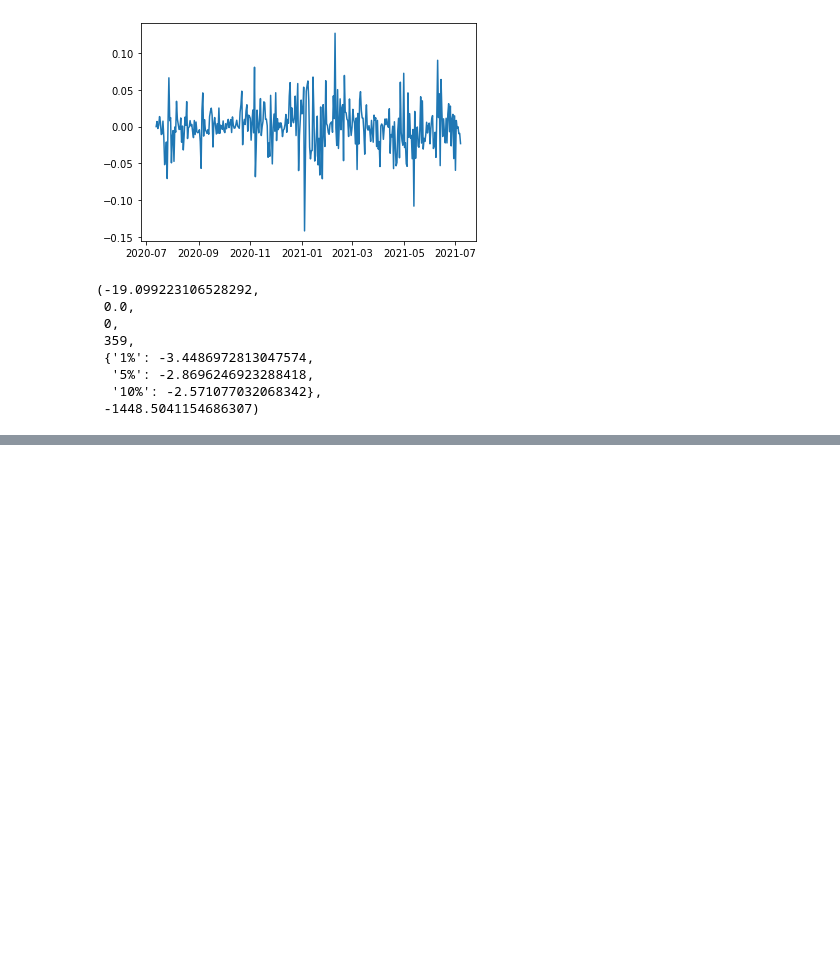
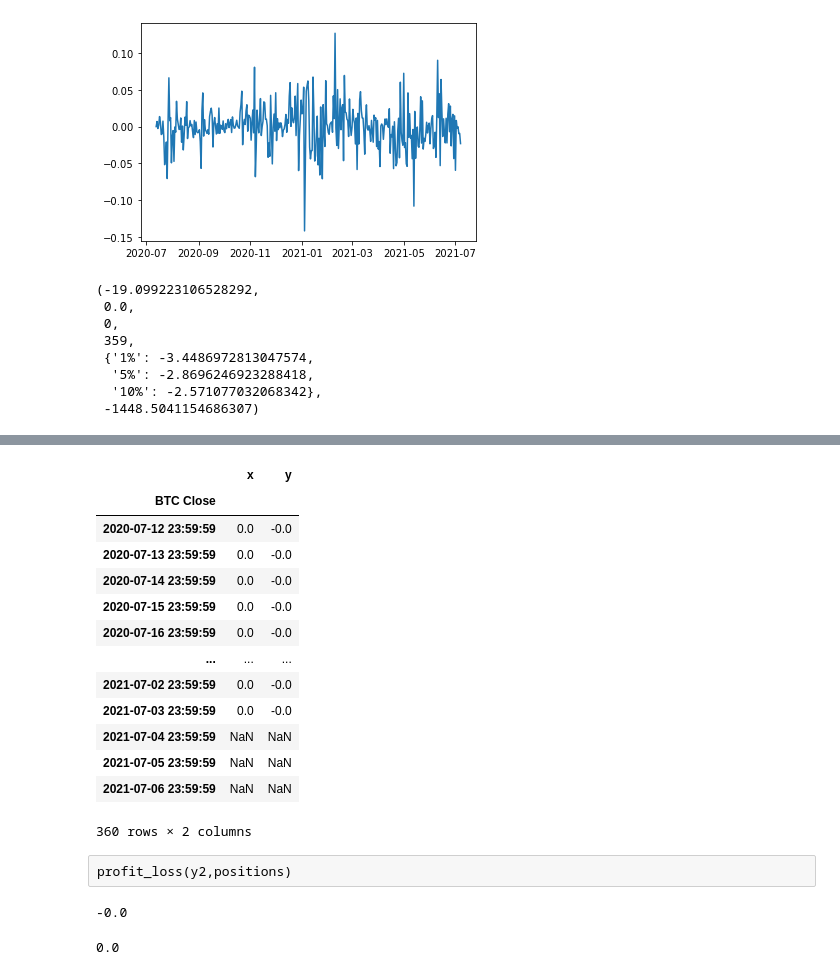
Before and after one commit to DataTortuga/crypto-pair-trade-analysis, a Jupyter notebook: BTC-ETH-Pair-Trade/BTC-ETH-Pair-Trade2.ipynb, the cells around one changed output, grey strips where cells are left out. Drawn from its saved outputs; the diff is of its cells as text; code cells hidden in the pictures; blank space fills up the shorter version.

```diff
--- a/BTC-ETH-Pair-Trade/BTC-ETH-Pair-Trade2.ipynb
+++ b/BTC-ETH-Pair-Trade/BTC-ETH-Pair-Trade2.ipynb
@@ -547,0 +521,19 @@ ValueError: operands could not be broadcast together with shapes (360,360) (2,36
+# %%
+positions_df = pd.DataFrame(positions,index=log_close_btc.index,columns=['x','y'])
+# %%
+positions_df
+# %% [output]
+|  | x | y |
+| BTC Close |  |  |
+| 2020-07-12 23:59:59 | 0.0 | -0.0 |
+| 2020-07-13 23:59:59 | 0.0 | -0.0 |
+| 2020-07-14 23:59:59 | 0.0 | -0.0 |
+| 2020-07-15 23:59:59 | 0.0 | -0.0 |
+| 2020-07-16 23:59:59 | 0.0 | -0.0 |
+| ... | ... | ... |
+| 2021-07-02 23:59:59 | 0.0 | -0.0 |
+| 2021-07-03 23:59:59 | 0.0 | -0.0 |
+| 2021-07-04 23:59:59 | NaN | NaN |
+| 2021-07-05 23:59:59 | NaN | NaN |
+| 2021-07-06 23:59:59 | NaN | NaN |
+360 rows × 2 columns
@@ -547,0 +554,10 @@ ValueError: operands could not be broadcast together with shapes (360,360) (2,36
+# %% [raw]
+profit_loss(y2,positions)
+# %%
+positions[1,0]*(y2[0,0]-y2[1,0])/y2[1,0]
+# %% [output]
+-0.0
+# %%
+positions[1,1]*(y2[0,1]-y2[1,1])/y2[1,1]
+# %% [output]
+0.0
```
Also changed, not shown: parts of 14 cells of this notebook.
